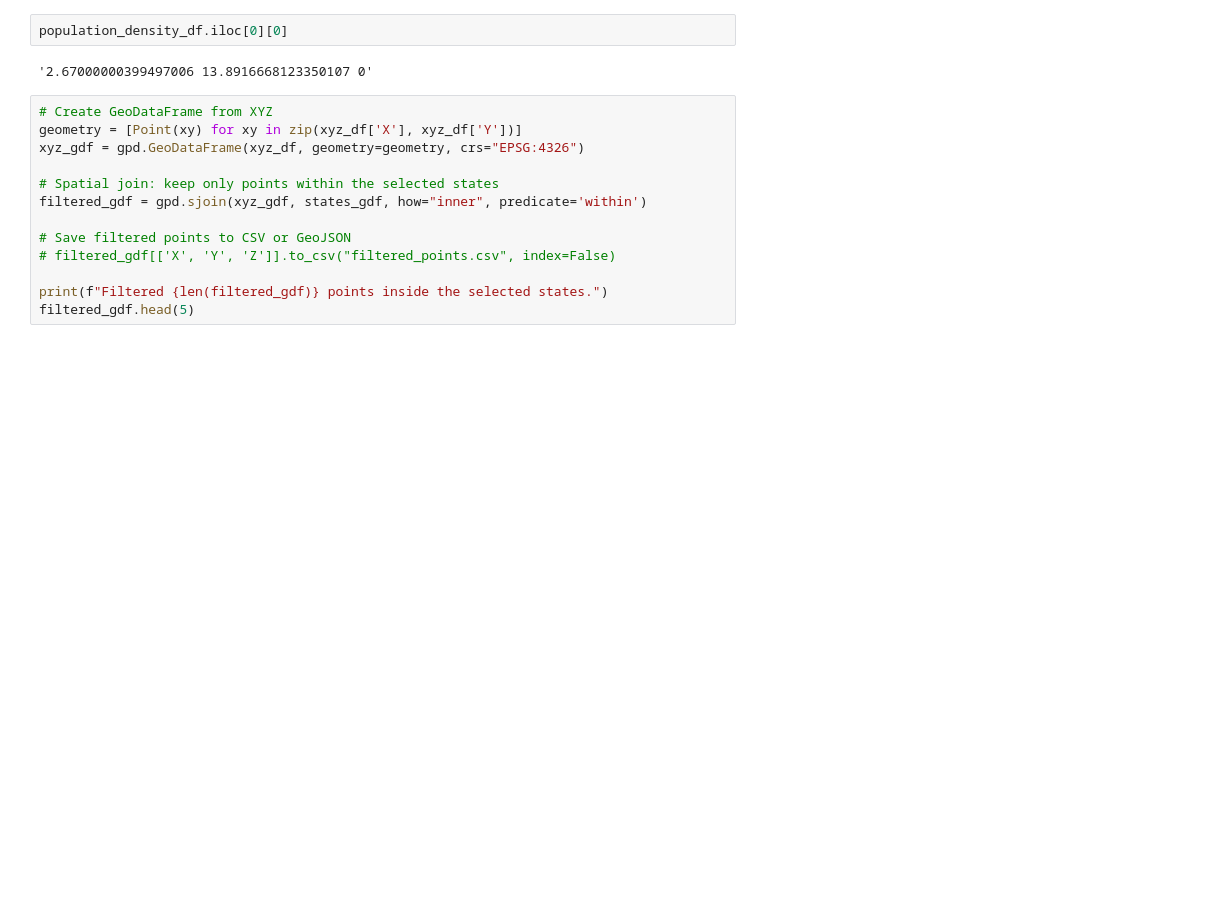
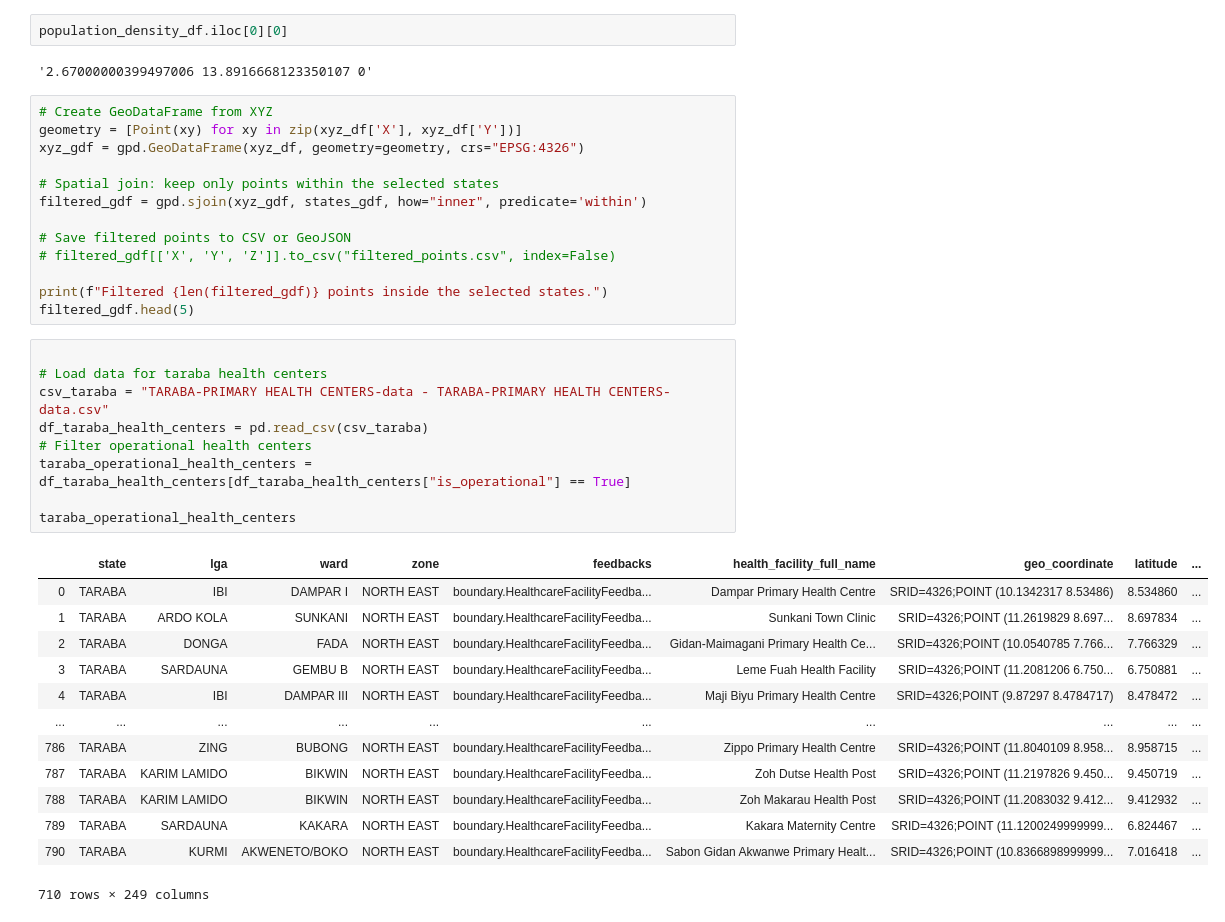
Before and after one commit to guipsamora/notify_health_2, a Jupyter notebook: notify_health.ipynb, the cells around one changed output. Drawn from its saved outputs; the diff is of its cells as text; blank space fills up the shorter version.

```diff
--- a/notify_health.ipynb
+++ b/notify_health.ipynb
@@ -47,3 +47,26 @@ filtered_gdf = gpd.sjoin(xyz_gdf, states_gdf, how="inner", predicate='within')
 
 print(f"Filtered {len(filtered_gdf)} points inside the selected states.")
 filtered_gdf.head(5)
+# %%
+
+# Load data for taraba health centers
+csv_taraba = "TARABA-PRIMARY HEALTH CENTERS-data - TARABA-PRIMARY HEALTH CENTERS-data.csv"
+df_taraba_health_centers = pd.read_csv(csv_taraba)
+# Filter operational health centers
+taraba_operational_health_centers = df_taraba_health_centers[df_taraba_health_centers["is_operational"] == True]
+
+taraba_operational_health_centers
+# %% [output]
+|  | state | lga | ward | zone | feedbacks | health_facility_full_name | geo_coordinate | latitude | ... |
+| 0 | TARABA | IBI | DAMPAR I | NORTH EAST | boundary.HealthcareFacilityFeedba... | Dampar Primary Health Centre | SRID=4326;POINT (10.1342317 8.53486) | 8.534860 | ... |
+| 1 | TARABA | ARDO KOLA | SUNKANI | NORTH EAST | boundary.HealthcareFacilityFeedba... | Sunkani Town Clinic | SRID=4326;POINT (11.2619829 8.697... | 8.697834 | ... |
+| 2 | TARABA | DONGA | FADA | NORTH EAST | boundary.HealthcareFacilityFeedba... | Gidan-Maimagani Primary Health Ce... | SRID=4326;POINT (10.0540785 7.766... | 7.766329 | ... |
+| 3 | TARABA | SARDAUNA | GEMBU B | NORTH EAST | boundary.HealthcareFacilityFeedba... | Leme Fuah Health Facility | SRID=4326;POINT (11.2081206 6.750... | 6.750881 | ... |
+| 4 | TARABA | IBI | DAMPAR III | NORTH EAST | boundary.HealthcareFacilityFeedba... | Maji Biyu Primary Health Centre | SRID=4326;POINT (9.87297 8.4784717) | 8.478472 | ... |
+| ... | ... | ... | ... | ... | ... | ... | ... | ... | ... |
+| 786 | TARABA | ZING | BUBONG | NORTH EAST | boundary.HealthcareFacilityFeedba... | Zippo Primary Health Centre | SRID=4326;POINT (11.8040109 8.958... | 8.958715 | ... |
+| 787 | TARABA | KARIM LAMIDO | BIKWIN | NORTH EAST | boundary.HealthcareFacilityFeedba... | Zoh Dutse Health Post | SRID=4326;POINT (11.2197826 9.450... | 9.450719 | ... |
+| 788 | TARABA | KARIM LAMIDO | BIKWIN | NORTH EAST | boundary.HealthcareFacilityFeedba... | Zoh Makarau Health Post | SRID=4326;POINT (11.2083032 9.412... | 9.412932 | ... |
+| 789 | TARABA | SARDAUNA | KAKARA | NORTH EAST | boundary.HealthcareFacilityFeedba... | Kakara Maternity Centre | SRID=4326;POINT (11.1200249999999... | 6.824467 | ... |
+| 790 | TARABA | KURMI | AKWENETO/BOKO | NORTH EAST | boundary.HealthcareFacilityFeedba... | Sabon Gidan Akwanwe Primary Healt... | SRID=4326;POINT (10.8366898999999... | 7.016418 | ... |
+710 rows × 249 columns
```
Also changed, not shown: parts of 13 cells of this notebook, 4 other files.
